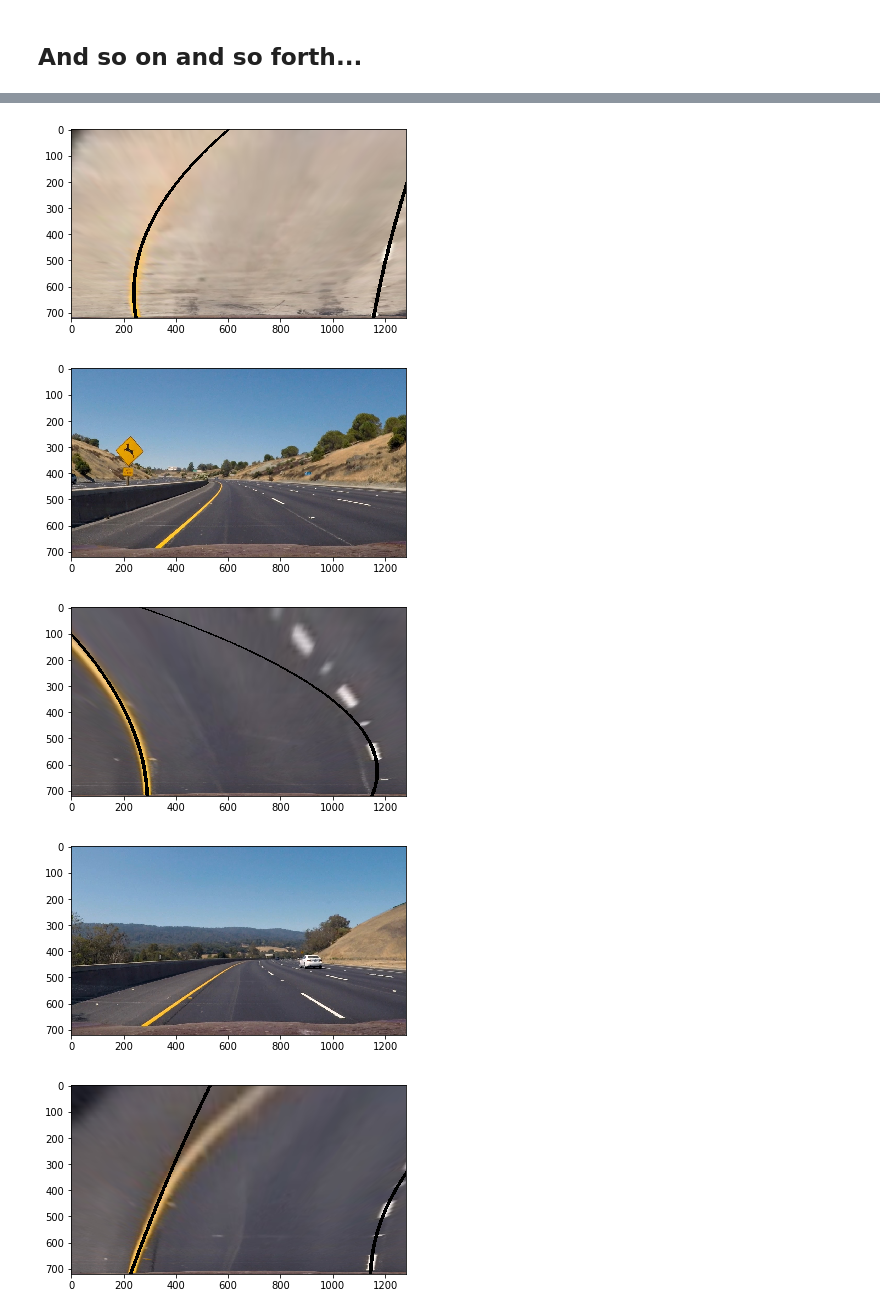
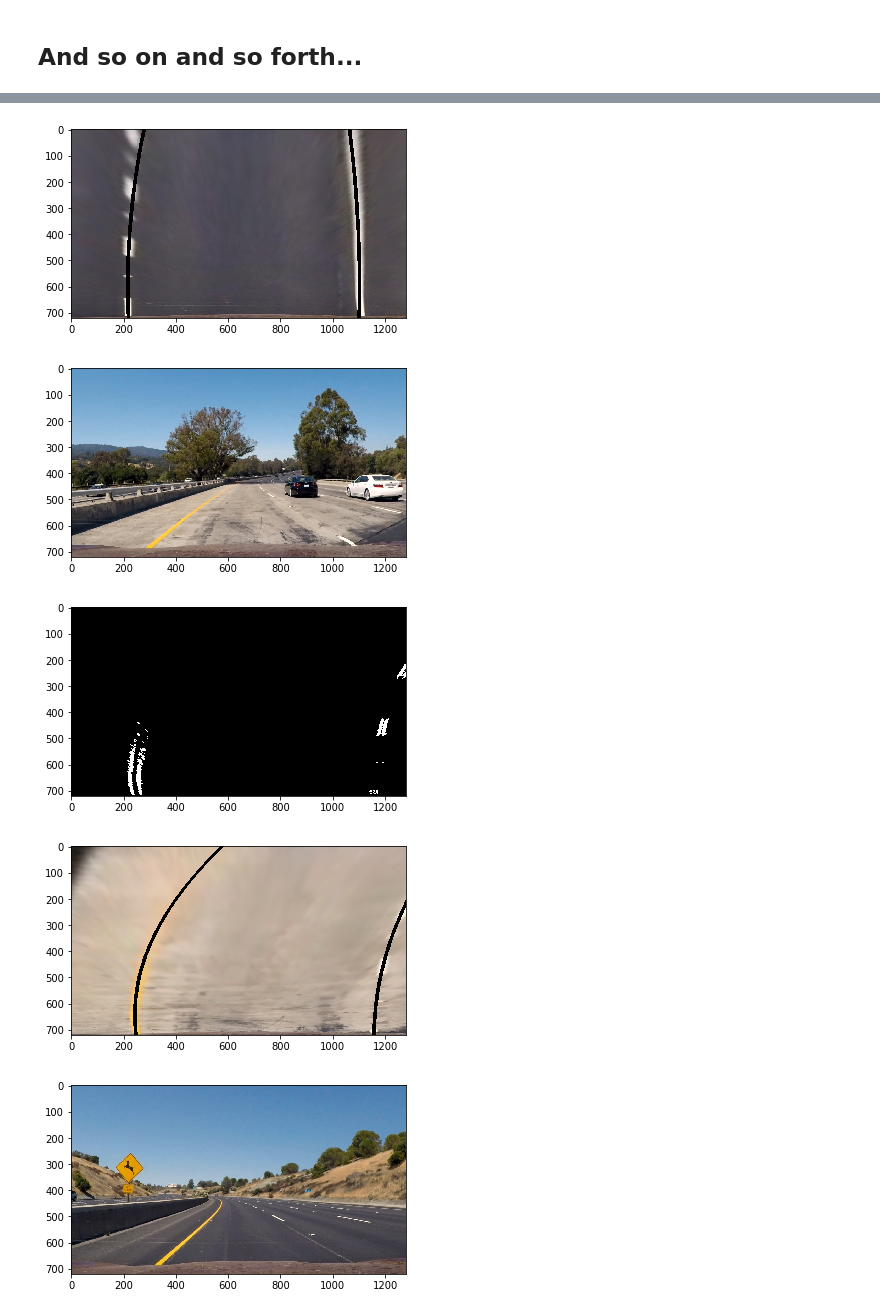
Before and after one commit to shohne/CarND-Advanced-Lane-Lines, a Jupyter notebook: P4v2.ipynb, the cells around one changed output, grey strips where cells are left out. Drawn from its saved outputs; the diff is of its cells as text; code cells hidden in the pictures.

Commit message:
pipeline II

```diff
--- a/P4v2.ipynb
+++ b/P4v2.ipynb
@@ -50,15 +50,15 @@ def warp(img):
     img_size = (img.shape[1], img.shape[0])
     src = np.float32(
         [
-            [1280-585, 445],   # top right
+            [1280-580, 445],   # top right
             [1280-  0, 720],   # bottom right
             [       0, 720],   # bottom left
-            [     585, 445]    # top left
+            [     580, 445]    # top left
 
         ]
     )
     dst = np.float32(
-        [
+       [
             [1280,   0],   # top right
             [1280, 720],   # bottom right
             [   0, 720],   # bottom left
@@ -135,7 +135,7 @@ def pipeline(img, mtx, dist):
                 poly_img[j,i,1] = 0
                 poly_img[j,i,2] = 0
 
-    return poly_img
+    return poly_img, sbinary, poly_left[2], poly_left[1], poly_left[0], poly_right[2], poly_right[1], poly_right[0]
 # %%
 
 objpoints, imgpoints, images = getCalibrationParameters(
@@ -176,7 +176,9 @@ for fileimage in [
     img = cv2.cvtColor(img,cv2.COLOR_BGR2RGB)
     plt.imshow(img)
     plt.show()
-    img_lane = pipeline(img, mtx, dist)
+    img_lane, sbinary, A_left, B_left, C_left, A_right, B_right, C_right = pipeline(img, mtx, dist)
+    plt.imshow(sbinary)
+    plt.show()
     plt.imshow(img_lane)
     plt.show()
 # %% [output]
@@ -188,5 +190,5 @@ for fileimage in [
-[figure, old version]
+[figure, new version]
-[figure, old version]
+[figure, new version]
-[figure, old version]
+[figure, new version]
-[figure, old version]
+[figure, new version]
-[figure, old version]
+[figure, new version]
```
Also changed, not shown: parts of 1 cell of this notebook, 1 other file.
